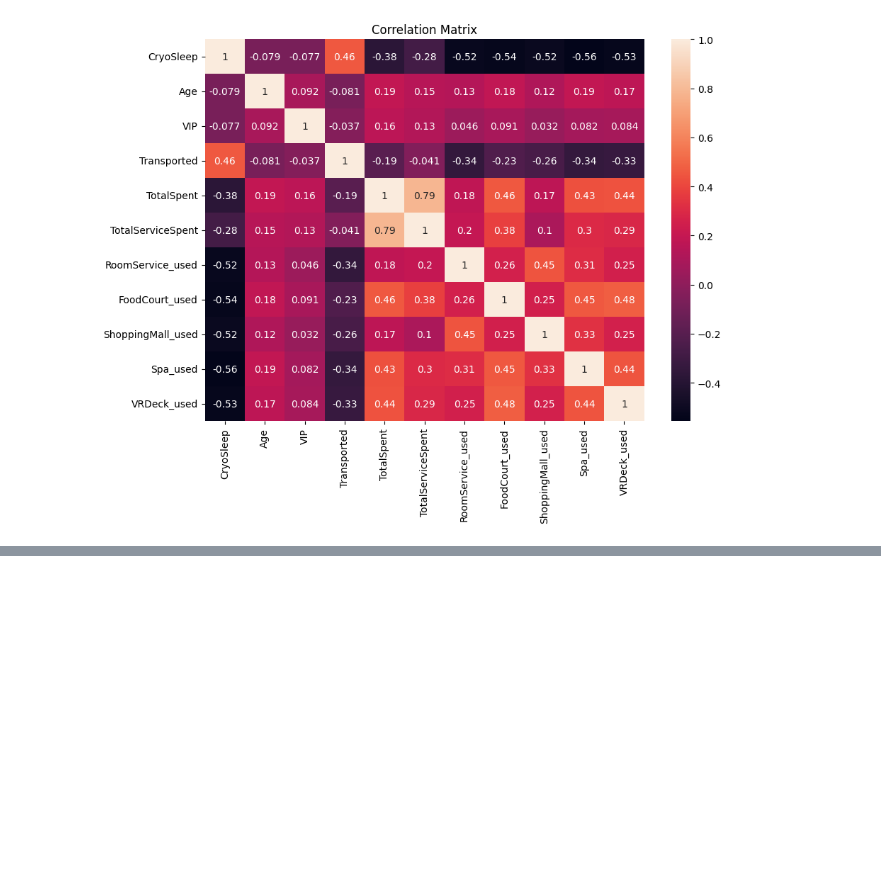
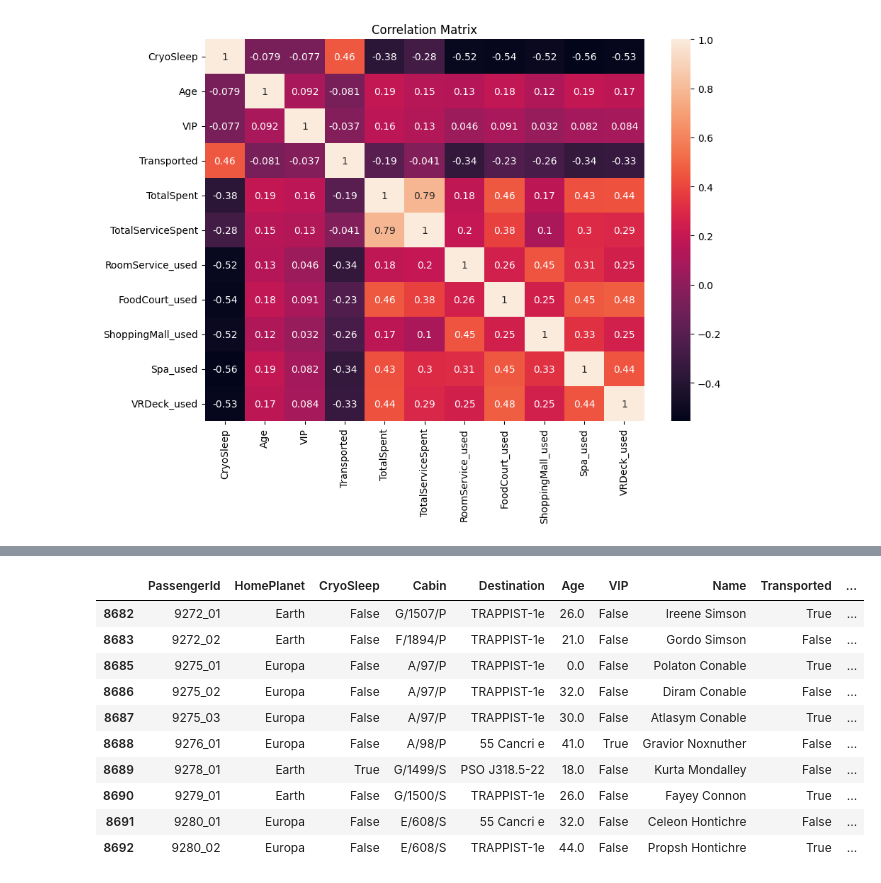
Before and after one commit to dextermadh/Sapceship-Titanic--Survival-Prediction, a Jupyter notebook: model_creation.ipynb, the cells around one changed output, grey strips where cells are left out. Saved outputs shown, nothing was run; the diff lists cells and outputs as text; code cells hidden in the pictures; blank space fills up the shorter version.

```diff
--- a/model_creation.ipynb
+++ b/model_creation.ipynb
@@ -494,0 +503,3 @@ plt.show()
+# %%
+df4['IsMinor'] = df.Age.apply(lambda x: 1 if x < 18 else 0)
+df4.head()
@@ -494,0 +528,13 @@ plt.show()
+# %%
+# Initialize empty columns for PassengerGroup and PassengerNumber
+df4['PassengerGroup'] = None
+df4['PassengerNumber'] = None
+
+# Iterate over the rows of the DataFrame
+for index, passenger_id in df4['PassengerId'].items():
+    x = passenger_id.split('_')
+    if len(x) == 2:
+        df4.at[index, 'PassengerGroup'] = x[0]
+        df4.at[index, 'PassengerNumber'] = x[1]
+
+df4.head()
@@ -494,0 +601,14 @@ plt.show()
+# %%
+df4.tail(10)
+# %% [output]
+|  | PassengerId | HomePlanet | CryoSleep | Cabin | Destination | Age | VIP | Name | Transported | ... |
+| 8682 | 9272_01 | Earth | False | G/1507/P | TRAPPIST-1e | 26.0 | False | Ireene Simson | True | ... |
+| 8683 | 9272_02 | Earth | False | F/1894/P | TRAPPIST-1e | 21.0 | False | Gordo Simson | False | ... |
+| 8685 | 9275_01 | Europa | False | A/97/P | TRAPPIST-1e | 0.0 | False | Polaton Conable | True | ... |
+| 8686 | 9275_02 | Europa | False | A/97/P | TRAPPIST-1e | 32.0 | False | Diram Conable | False | ... |
+| 8687 | 9275_03 | Europa | False | A/97/P | TRAPPIST-1e | 30.0 | False | Atlasym Conable | True | ... |
+| 8688 | 9276_01 | Europa | False | A/98/P | 55 Cancri e | 41.0 | True | Gravior Noxnuther | False | ... |
+| 8689 | 9278_01 | Earth | True | G/1499/S | PSO J318.5-22 | 18.0 | False | Kurta Mondalley | False | ... |
+| 8690 | 9279_01 | Earth | False | G/1500/S | TRAPPIST-1e | 26.0 | False | Fayey Connon | True | ... |
+| 8691 | 9280_01 | Europa | False | E/608/S | 55 Cancri e | 32.0 | False | Celeon Hontichre | False | ... |
+| 8692 | 9280_02 | Europa | False | E/608/S | TRAPPIST-1e | 44.0 | False | Propsh Hontichre | True | ... |
```
Also changed, not shown: parts of 23 cells of this notebook.
